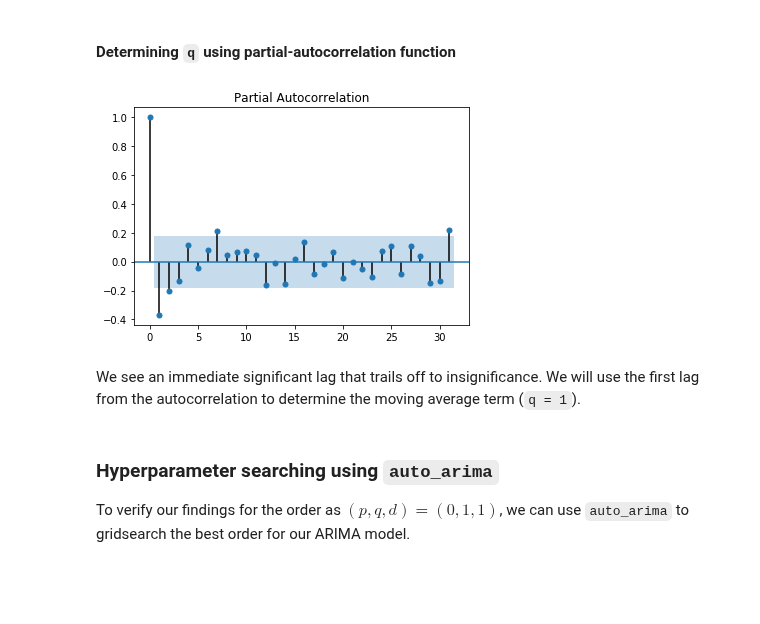
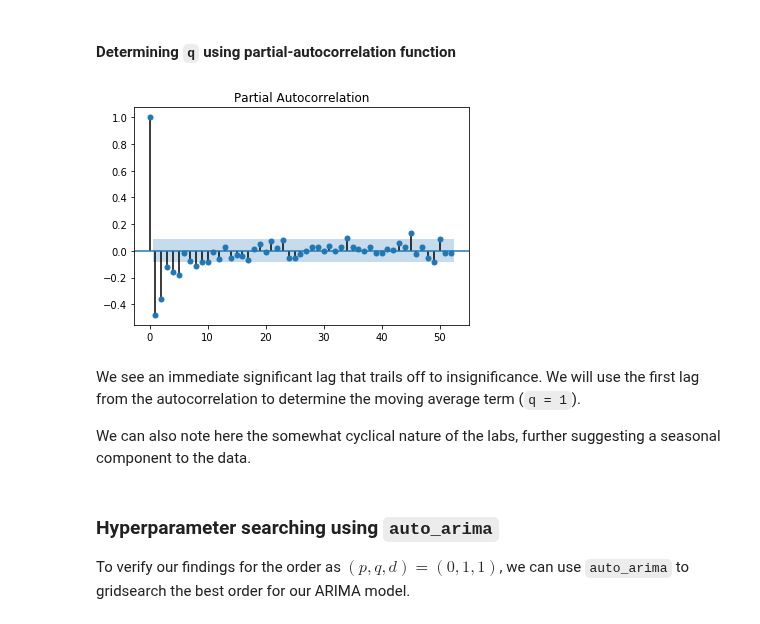
Before and after one commit to Shaddyjr/dob_complaints, a Jupyter notebook: dob_complaints.ipynb, the cells around one changed output. Cells and saved outputs as stored; diff of their text form; code cells hidden in the pictures; blank space fills up the shorter version.

```diff
--- a/dob_complaints.ipynb
+++ b/dob_complaints.ipynb
@@ -674,6 +674,6 @@ We've already seen some seasonality components in our data, which is a motivatin
 # %%
 # ARIMA SETUP
-arima_df = complaints.set_index("date_entered")[["days_until_inspection"]].resample("M").mean().dropna().sort_index()
+arima_df = complaints.set_index("date_entered")[["days_until_inspection"]].resample("W").mean().dropna().sort_index()
 # %% [markdown]
 #### Determining `d` using ADF (Augmented Dickey Fuller) Test
 
@@ -723,12 +723,14 @@ Using the once differenced data, we find a strong negative correlation between m
 # %% [markdown]
 #### Determining `q` using partial-autocorrelation function
 # %%
-plot_pacf(arima_df_diff_1, lags=31)
+plot_pacf(arima_df_diff_1, lags=52)
 plt.show()
 # %% [output]
-[figure, old version]
+[figure, new version]
 # %% [markdown]
 We see an immediate significant lag that trails off to insignificance. We will use the first lag from the autocorrelation to determine the moving average term (`q = 1`).
+
+We can also note here the somewhat cyclical nature of the labs, further suggesting a seasonal component to the data.
 # %% [markdown]
 ### Hyperparameter searching using `auto_arima`
 
```
Also changed, not shown: parts of 38 cells of this notebook.
